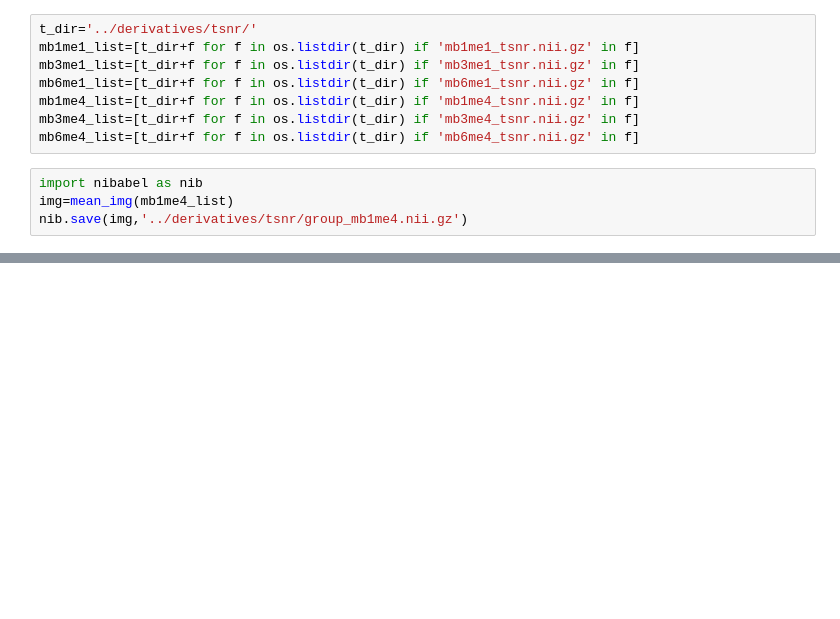
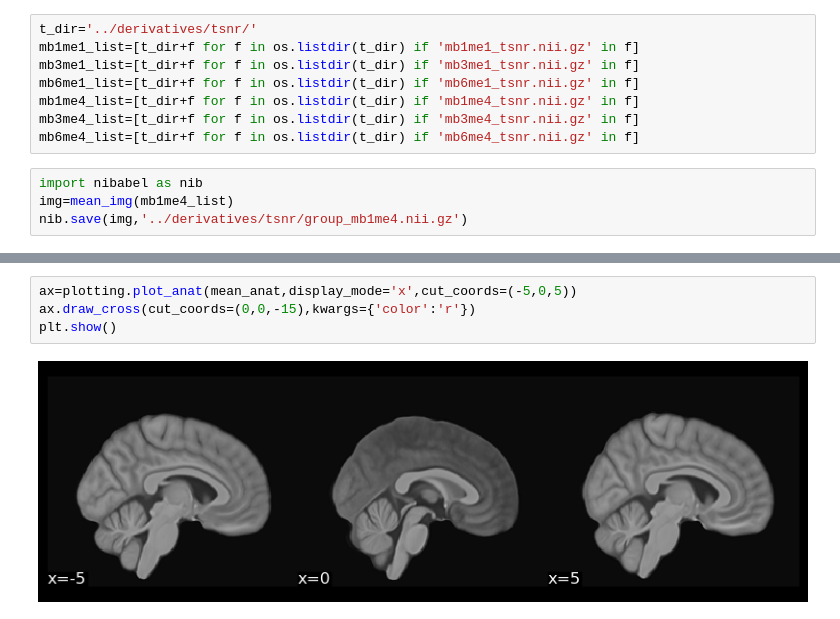
Before and after one commit to DVS-Lab/rf1-mbme-pilot, a Jupyter notebook: code/TSNR-analysis_figures.ipynb, the cells around one changed output, grey strips where cells are left out. Cells and saved outputs as stored; diff of their text form; blank space fills up the shorter version.

```diff
--- a/code/TSNR-analysis_figures.ipynb
+++ b/code/TSNR-analysis_figures.ipynb
@@ -313,0 +320,6 @@ plt.show()
+# %%
+ax=plotting.plot_anat(mean_anat,display_mode='x',cut_coords=(-5,0,5))
+ax.draw_cross(cut_coords=(0,0,-15),kwargs={'color':'r'})
+plt.show()
+# %% [output]
+[figure, added]
```
Also changed, not shown: parts of 2 cells of this notebook, 20 other files.
